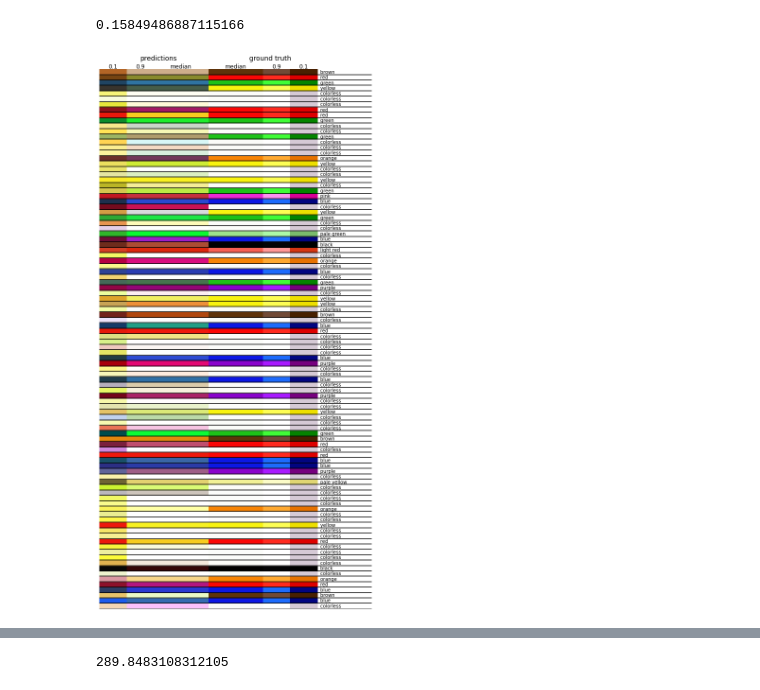
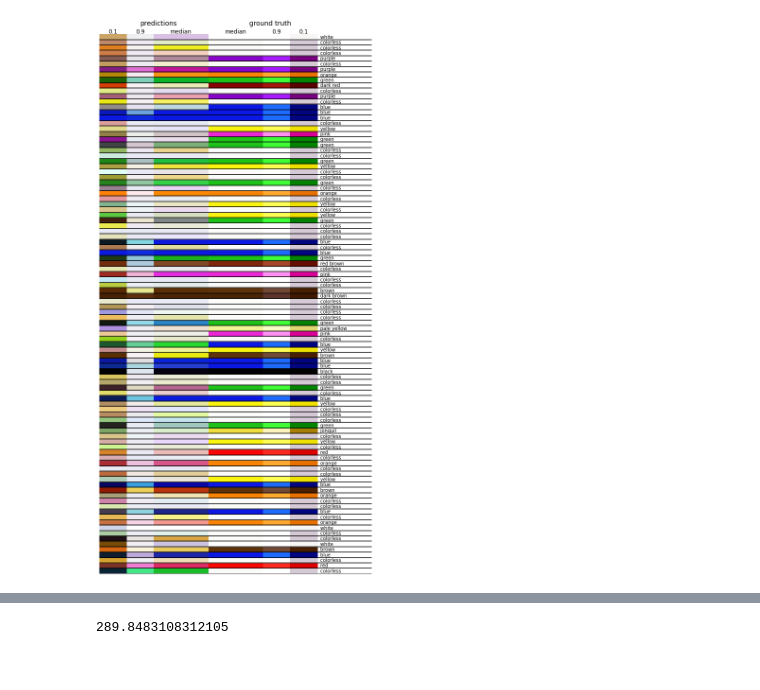
Before and after one commit to kjappelbaum/colorml, a Jupyter notebook: notebooks/make_prediction_plot.ipynb, the cells around one changed output, grey strips where cells are left out. Drawn from its saved outputs; the diff is of its cells as text; code cells hidden in the pictures.

```diff
--- a/notebooks/make_prediction_plot.ipynb
+++ b/notebooks/make_prediction_plot.ipynb
@@ -15,14 +14,11 @@ Using TensorFlow backend.
 # %%
-model_median = joblib.load('../results/gbm/regressor_medianrun_2020_05_31_12_05_1590919512.joblib')
-model_01 = joblib.load('../results/gbm/regressor_0_1run_2020_05_31_12_05_1590919512.joblib')
-model_09 = joblib.load('../results/gbm/regressor_0_9run_2020_05_31_12_05_1590919512.joblib')
-model_mean = joblib.load('../results/gbm/regressor_meanrun_2020_05_31_12_05_1590919512.joblib')
+model_median = joblib.load('../results/gbm/regressor_medianrun_2020_06_08_12_59_1591613951.joblib')
+model_01 = joblib.load('../results/gbm/regressor_0_1run_2020_06_08_12_59_1591613951.joblib')
+model_09 = joblib.load('../results/gbm/regressor_0_9run_2020_06_08_12_59_1591613951.joblib')
+model_mean = joblib.load('../results/gbm/regressor_meanrun_2020_06_08_12_59_1591613951.joblib')
 
-y_scaler = joblib.load('../results/gbm/yscaler_run_2020_05_31_12_05_1590919512.joblib')
-X_test = np.load('../results/gbm/X_test_run_2020_05_31_12_05_1590919512.npy')
-X_train = np.load('../results/gbm/X_train_run_2020_05_31_12_05_1590919512.npy')
-y_train = np.load('../results/gbm/y_train_run_2020_05_31_12_05_1590919512.npy')
-y_test = np.load('../results/gbm/y_test_run_2020_05_31_12_05_1590919512.npy')
-names = np.load('../results/gbm/y_names_run_2020_05_31_12_05_1590919512.npy', allow_pickle=True)
+X_test = np.load('../results/gbm/X_test_run_2020_06_08_12_59_1591613951.npy')
+X_train = np.load('../results/gbm/X_train_run_2020_06_08_12_59_1591613951.npy')
+y_train = np.load('../results/gbm/y_train_run_2020_06_08_12_59_1591613951.npy')
+y_test = np.load('../results/gbm/y_test_run_2020_06_08_12_59_1591613951.npy')
+names = np.load('../results/gbm/y_names_run_2020_06_08_12_59_1591613951.npy', allow_pickle=True)
-# %%
-model_09.estimator.set_params(**{'alpha': .5})
@@ -35,2 +24,0 @@ LGBMRegressor(alpha=0.5, colsample_bytree=0.8445859337396231, max_depth=43,
-# %%
-model_09.fit(X_train, y_train)
@@ -111,4 +31,0 @@ list(zip(le.inverse_transform(colormapper.predict(y_scaler.inverse_transform(med
-# %%
-accuracy_score(names_encoded,colormapper.predict(y_scaler.inverse_transform(median_prediction[allowed])))
-# %% [output]
-0.15849486887115166
@@ -117,12 +32,12 @@ blue_idx = [i for i, n in enumerate(names) if n == 'green']
 # %%
 augmentation_dict = read_pickle('../data/augment_dict.pkl')
 # %%
-plot_prediction_dist(y_scaler.inverse_transform(quantile01_prediction),
-                     y_scaler.inverse_transform(median_prediction),
-                     y_scaler.inverse_transform(quantile09_prediction),
+plot_prediction_dist(quantile01_prediction * 255,
+                     median_prediction * 255,
+                     quantile09_prediction * 255,
                      names,
                      augmentation_dict,
                      100
                     )
 # %% [output]
-[figure, old version]
+[figure, new version]
```
Also changed, not shown: parts of 25 cells of this notebook, 2 other files.
